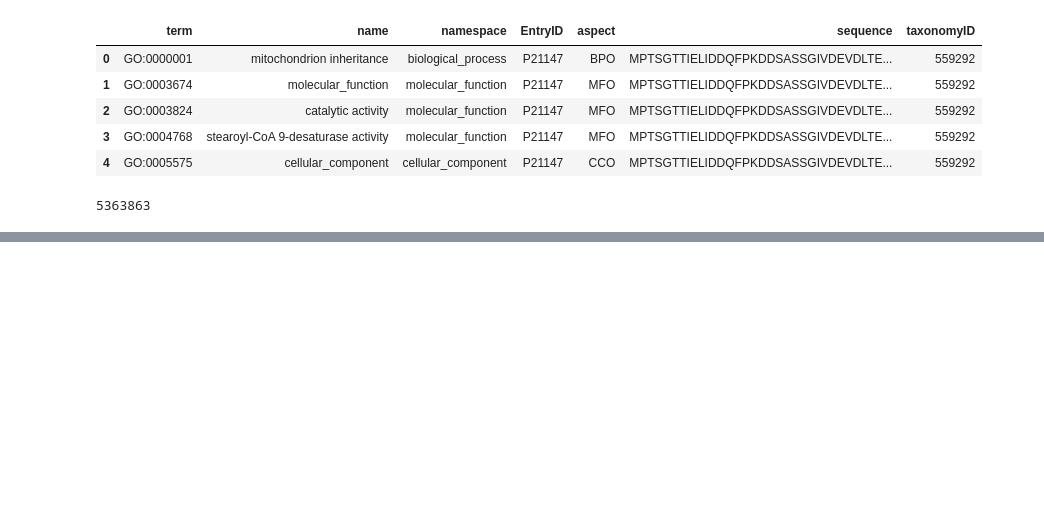
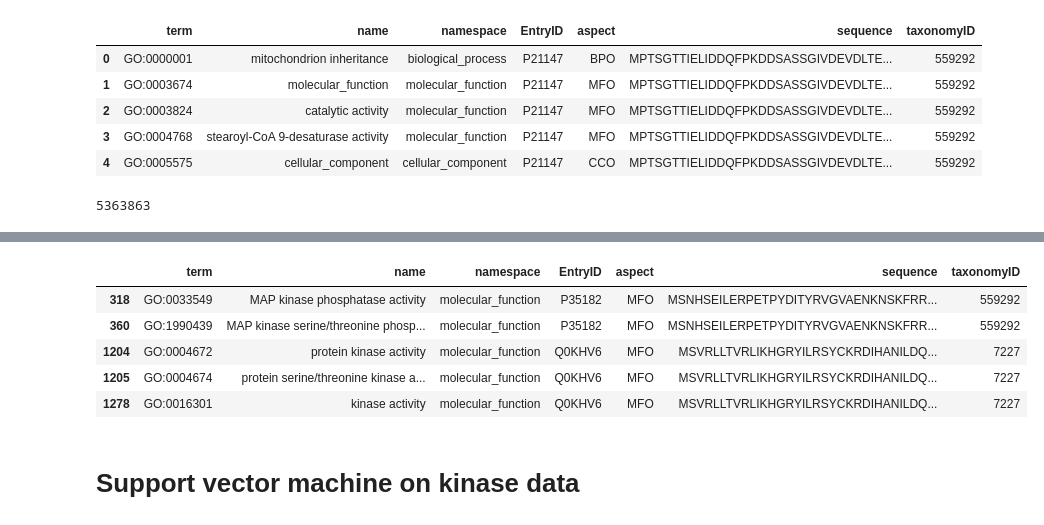
Before and after one commit to Ym012/Protein-prediction, a Jupyter notebook: Protein Function Prediction Code.ipynb, the cells around one changed output, grey strips where cells are left out. Saved outputs shown, nothing was run; the diff lists cells and outputs as text; code cells hidden in the pictures; blank space fills up the shorter version.

```diff
--- a/Protein Function Prediction Code.ipynb
+++ b/Protein Function Prediction Code.ipynb
@@ -319,0 +365,11 @@ protein_train.shape[0]
+# %%
+kinases_train.head()
+# %% [output]
+|  | term | name | namespace | EntryID | aspect | sequence | taxonomyID |
+| 318 | GO:0033549 | MAP kinase phosphatase activity | molecular_function | P35182 | MFO | MSNHSEILERPETPYDITYRVGVAENKNSKFRR... | 559292 |
+| 360 | GO:1990439 | MAP kinase serine/threonine phosp... | molecular_function | P35182 | MFO | MSNHSEILERPETPYDITYRVGVAENKNSKFRR... | 559292 |
+| 1204 | GO:0004672 | protein kinase activity | molecular_function | Q0KHV6 | MFO | MSVRLLTVRLIKHGRYILRSYCKRDIHANILDQ... | 7227 |
+| 1205 | GO:0004674 | protein serine/threonine kinase a... | molecular_function | Q0KHV6 | MFO | MSVRLLTVRLIKHGRYILRSYCKRDIHANILDQ... | 7227 |
+| 1278 | GO:0016301 | kinase activity | molecular_function | Q0KHV6 | MFO | MSVRLLTVRLIKHGRYILRSYCKRDIHANILDQ... | 7227 |
+# %% [markdown]
+# Support vector machine on kinase data
```
Also changed, not shown: parts of 61 cells of this notebook.
